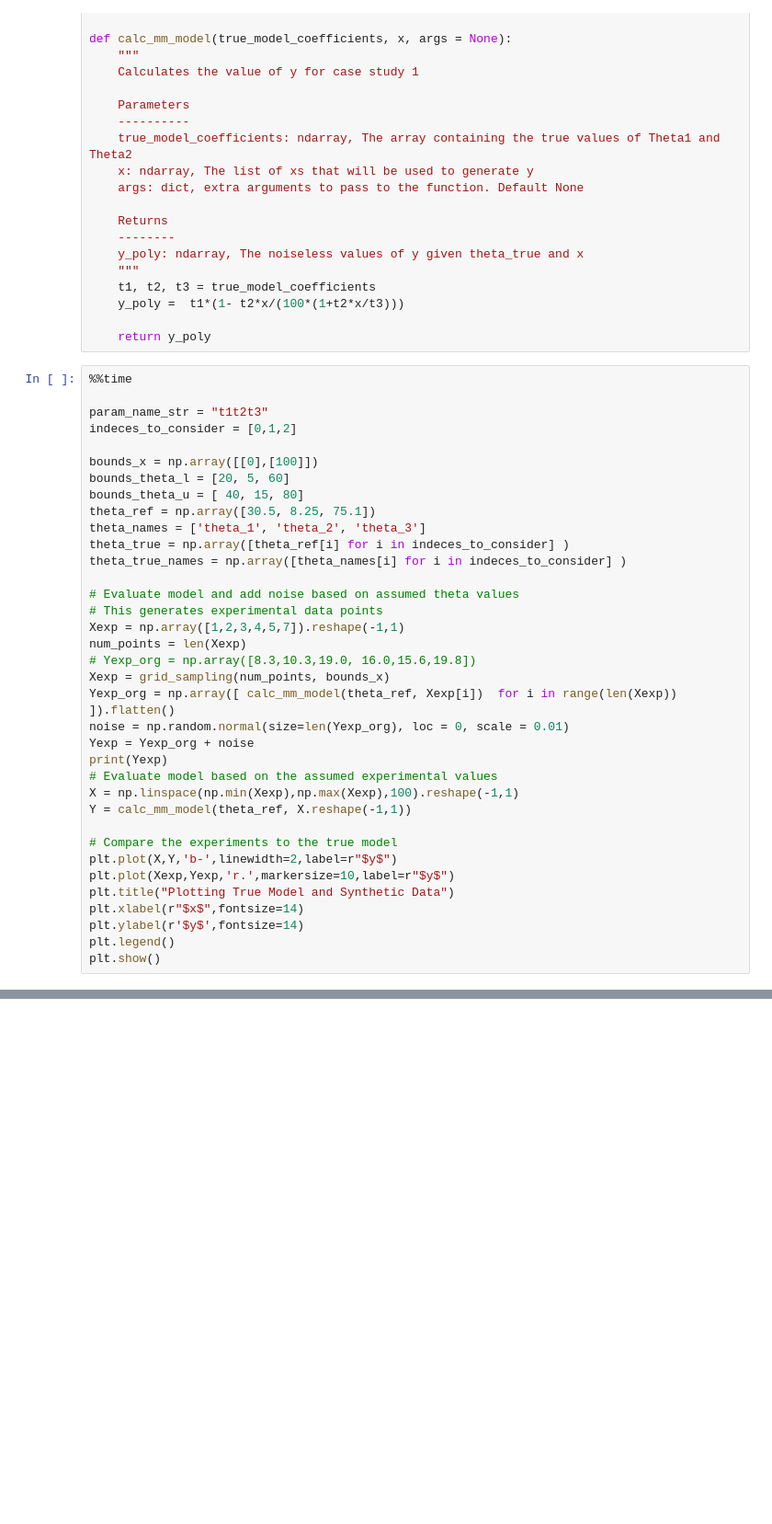
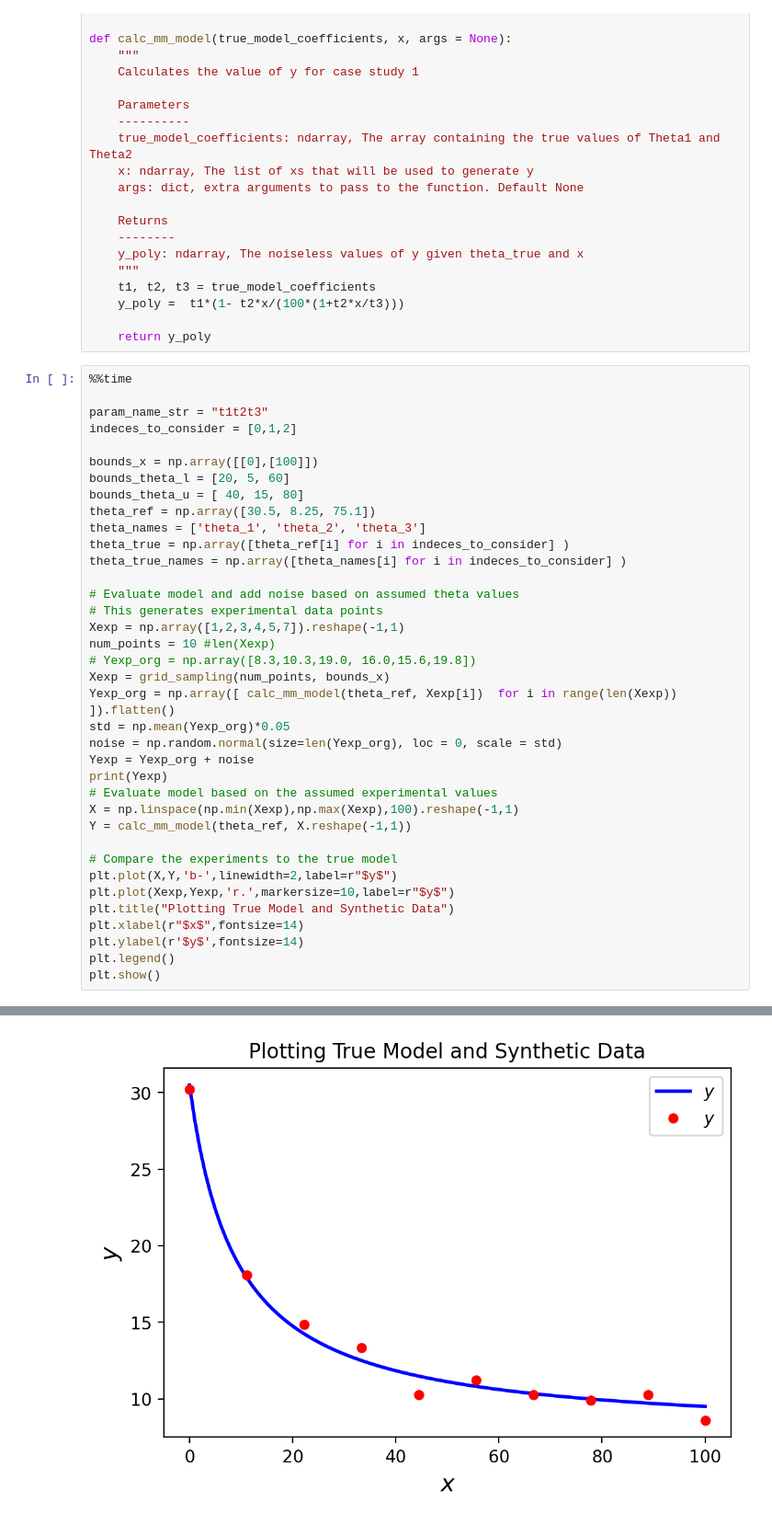
Before and after one commit to dowlinglab/GPBO_Emulators, a Jupyter notebook: Nonlinear_Regression/CS12_NLR.ipynb, the cells around one changed output, grey strips where cells are left out. Shown at 92% size. Drawn from its saved outputs; the diff is of its cells as text; blank space fills up the shorter version.

Commit message:
Added noise to new case studies

```diff
--- a/Nonlinear_Regression/CS12_NLR.ipynb
+++ b/Nonlinear_Regression/CS12_NLR.ipynb
@@ -85,11 +85,12 @@ theta_true_names = np.array([theta_names[i] for i in indeces_to_consider] )
 # Evaluate model and add noise based on assumed theta values
 # This generates experimental data points
 Xexp = np.array([1,2,3,4,5,7]).reshape(-1,1)
-num_points = len(Xexp)
+num_points = 10 #len(Xexp)
 # Yexp_org = np.array([8.3,10.3,19.0, 16.0,15.6,19.8])
 Xexp = grid_sampling(num_points, bounds_x)
 Yexp_org = np.array([ calc_mm_model(theta_ref, Xexp[i])  for i in range(len(Xexp)) ]).flatten()
-noise = np.random.normal(size=len(Yexp_org), loc = 0, scale = 0.01)
+std = np.mean(Yexp_org)*0.05
+noise = np.random.normal(size=len(Yexp_org), loc = 0, scale = std)
 Yexp = Yexp_org + noise
 print(Yexp)
 # Evaluate model based on the assumed experimental values
@@ -104,3 +105,4 @@ plt.xlabel(r"$x$",fontsize=14)
 plt.ylabel(r'$y$',fontsize=14)
 plt.legend()
 plt.show()
+# %% [output]
@@ -106,0 +111 @@ plt.show()
+[figure, added]
```
Also changed, not shown: parts of 6 cells of this notebook, 4 other files.
